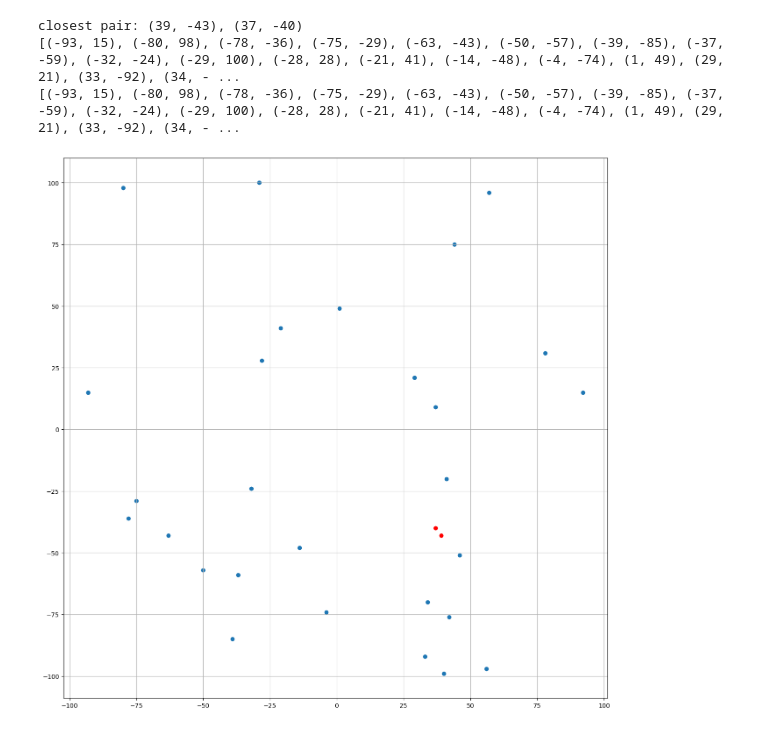
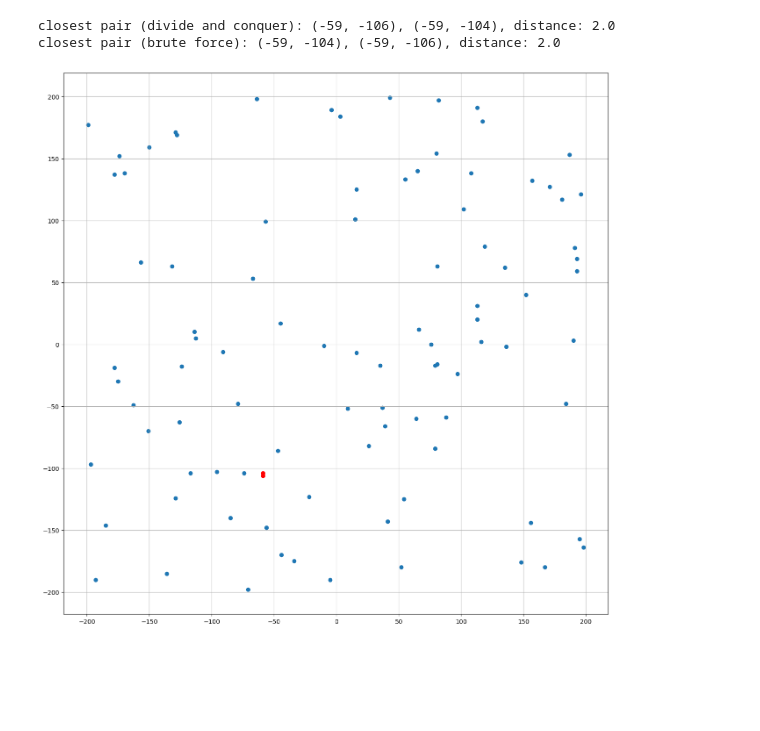
Before and after one commit to tsultan16/Closest_Pair, a Jupyter notebook: closests_pair.ipynb, the cells around one changed output. Saved outputs shown, nothing was run; the diff lists cells and outputs as text; code cells hidden in the pictures; blank space fills up the shorter version.

Commit message:
validation by comparison to brute force solution

```diff
--- a/closests_pair.ipynb
+++ b/closests_pair.ipynb
@@ -146,33 +146,30 @@ def dist(p1, p2):
 # %%
 import matplotlib.pyplot as plt
 import numpy as np
 
 # test points
 
 np.random.seed(1)
-Ax = np.random.randint(-100,101, size=(30))
-Ay = np.random.randint(-100,101, size=(30))
+Ax = np.random.randint(-200,201, size=(95))
+Ay = np.random.randint(-200,201, size=(95))
 A = [(x,y) for x,y in zip(Ax,Ay)]
 
 p1, p2 = closest_pair(A)
-print(f"closest pair: {p1}, {p2}")
+p1s, p2s = closest_pair_brute(A, 0, len(A)-1)
+print(f"closest pair (divide and conquer): {p1}, {p2}, distance: {np.sqrt(dist(p1, p2))}")
+print(f"closest pair (brute force): {p1s}, {p2s}, distance: {np.sqrt(dist(p1s, p2s))}")
 
 A_wo_closest_pair = [(p[0],p[1]) for p in A if ((p != p1) and (p != p2))]
-print(A)
-print(A_wo_closest_pair)
 
 x = [p[0] for p in A_wo_closest_pair]
 y = [p[1] for p in A_wo_closest_pair]
 
 plt.figure(figsize=(16,16))
 plt.scatter(x,y)
 plt.scatter([p1[0], p2[0]],[p1[1], p2[1]], color='red')
-#plt.xticks(np.arange(min(x)-2, max(x)+2, 1))
-#plt.yticks(np.arange(min(y)-2, max(y)+2, 1))
 plt.grid()
 plt.show()
 # %% [output]
-closest pair: (39, -43), (37, -40)
-[(-93, 15), (-80, 98), (-78, -36), (-75, -29), (-63, -43), (-50, -57), (-39, -85), (-37, -59), (-32, -24), (-29, 100), (-28, 28), (-21, 41), (-14, -48), (-4, -74), (1, 49), (29, 21), (33, -92), (34, - ...
-[(-93, 15), (-80, 98), (-78, -36), (-75, -29), (-63, -43), (-50, -57), (-39, -85), (-37, -59), (-32, -24), (-29, 100), (-28, 28), (-21, 41), (-14, -48), (-4, -74), (1, 49), (29, 21), (33, -92), (34, - ...
+closest pair (divide and conquer): (-59, -106), (-59, -104), distance: 2.0
+closest pair (brute force): (-59, -104), (-59, -106), distance: 2.0
-[figure, old version]
+[figure, new version]
```
